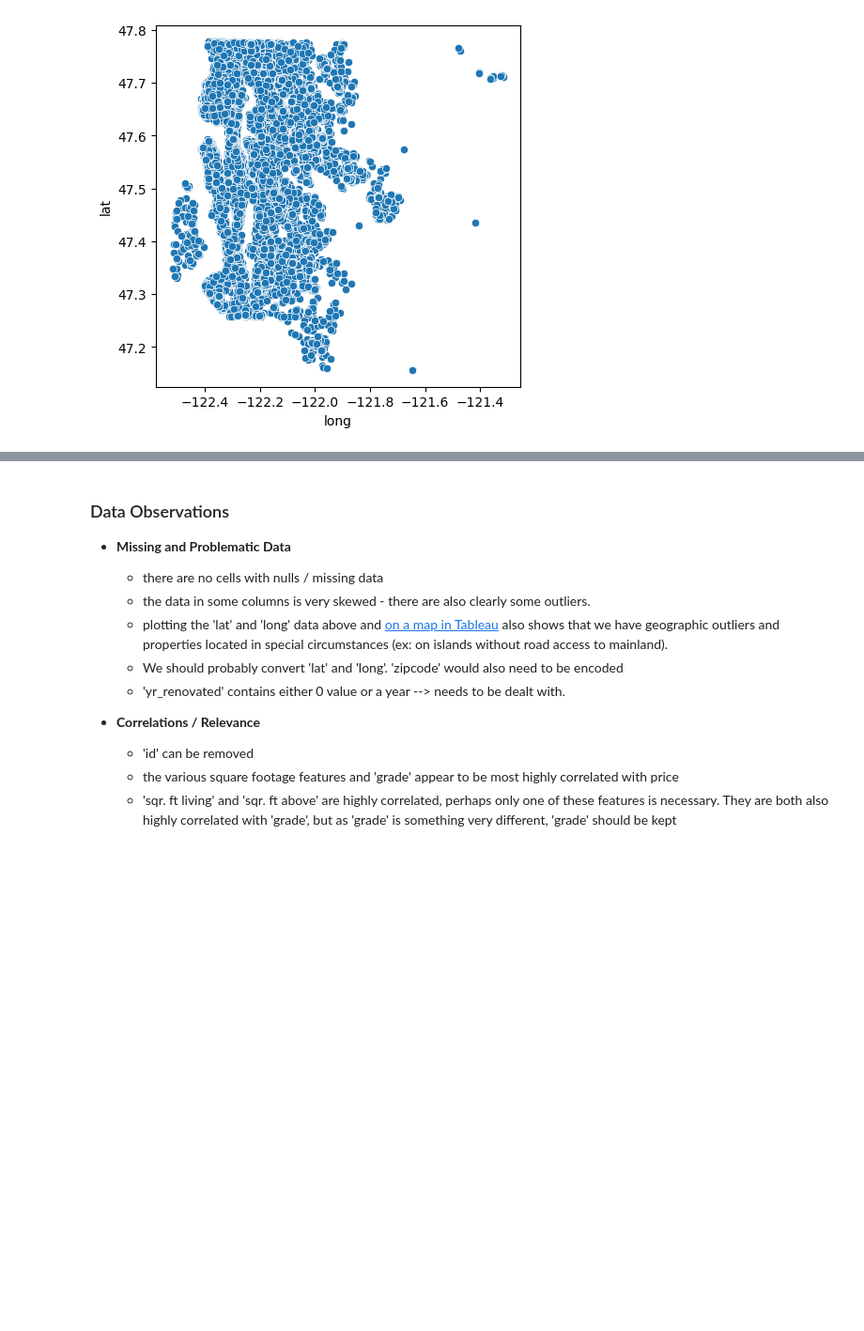
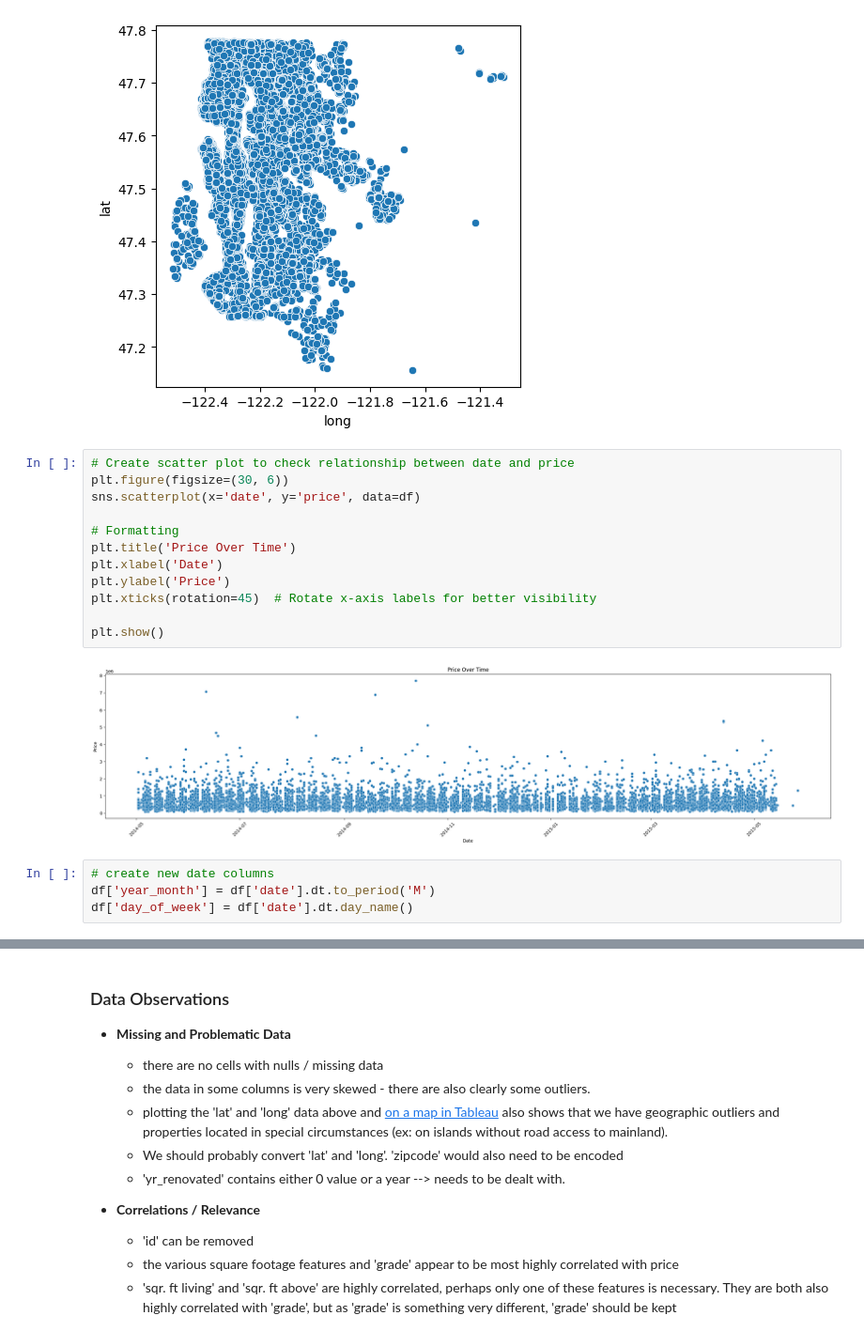
Before and after one commit to athielenhaus/Housing-Price-Prediction, a Jupyter notebook: Python Notebook/EDA.ipynb, the cells around one changed output, grey strips where cells are left out. Shown at 94% size. Cells and saved outputs as stored; diff of their text form; blank space fills up the shorter version.

```diff
--- a/Python Notebook/EDA.ipynb
+++ b/Python Notebook/EDA.ipynb
@@ -130,6 +109,24 @@ sns.scatterplot(x=df['long'], y=df['lat'])
 # %% [output]
 <Axes: xlabel='long', ylabel='lat'>
 [figure]
+# %%
+# Create scatter plot to check relationship between date and price
+plt.figure(figsize=(30, 6))
+sns.scatterplot(x='date', y='price', data=df)
+
+# Formatting
+plt.title('Price Over Time')
+plt.xlabel('Date')
+plt.ylabel('Price')
+plt.xticks(rotation=45)  # Rotate x-axis labels for better visibility
+
+plt.show()
+# %% [output]
+[figure, added]
+# %%
+# create new date columns
+df['year_month'] = df['date'].dt.to_period('M')
+df['day_of_week'] = df['date'].dt.day_name()
 # %%
 # get boxplots
 def get_boxplot(df, groupby_item):
```
Also changed, not shown: parts of 9 cells of this notebook, 4 other files.
